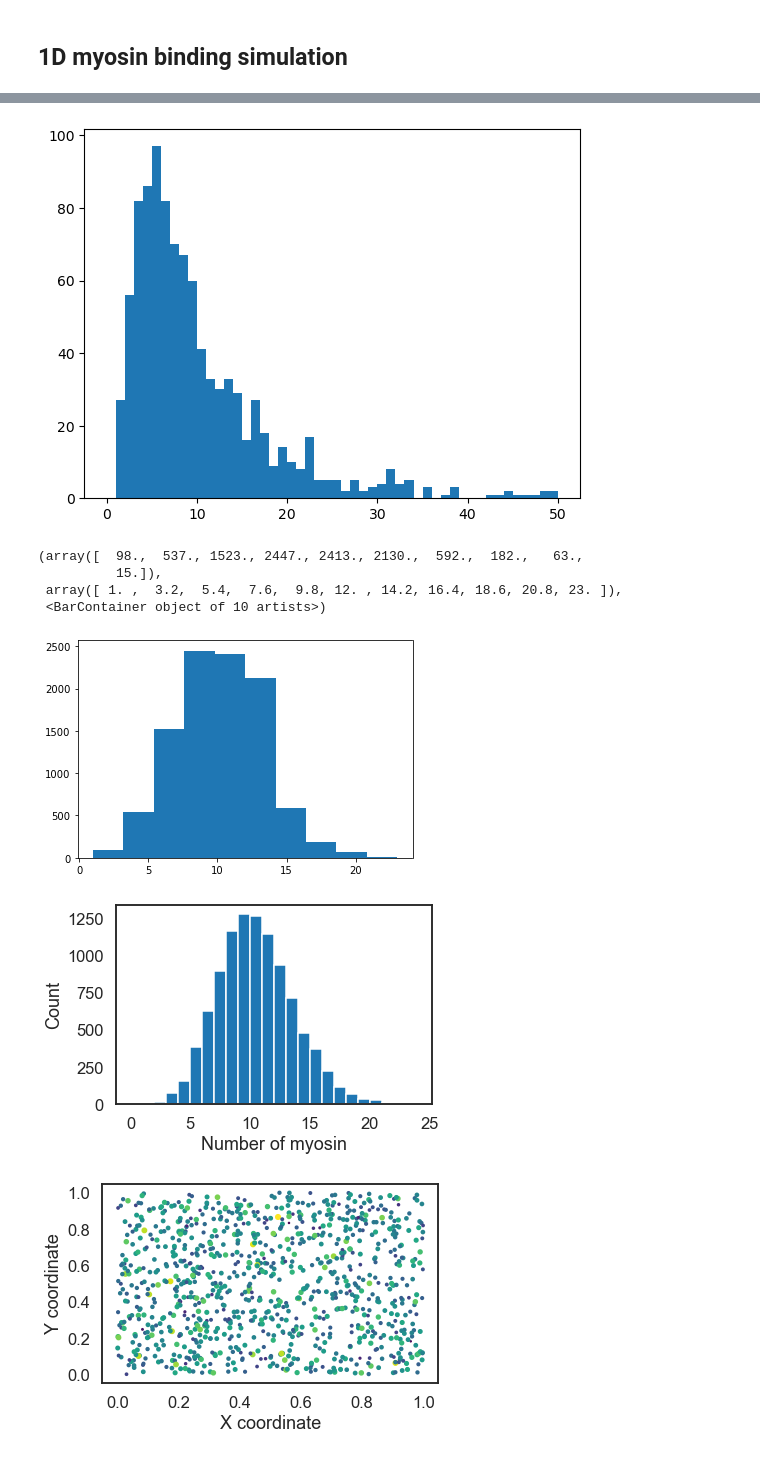
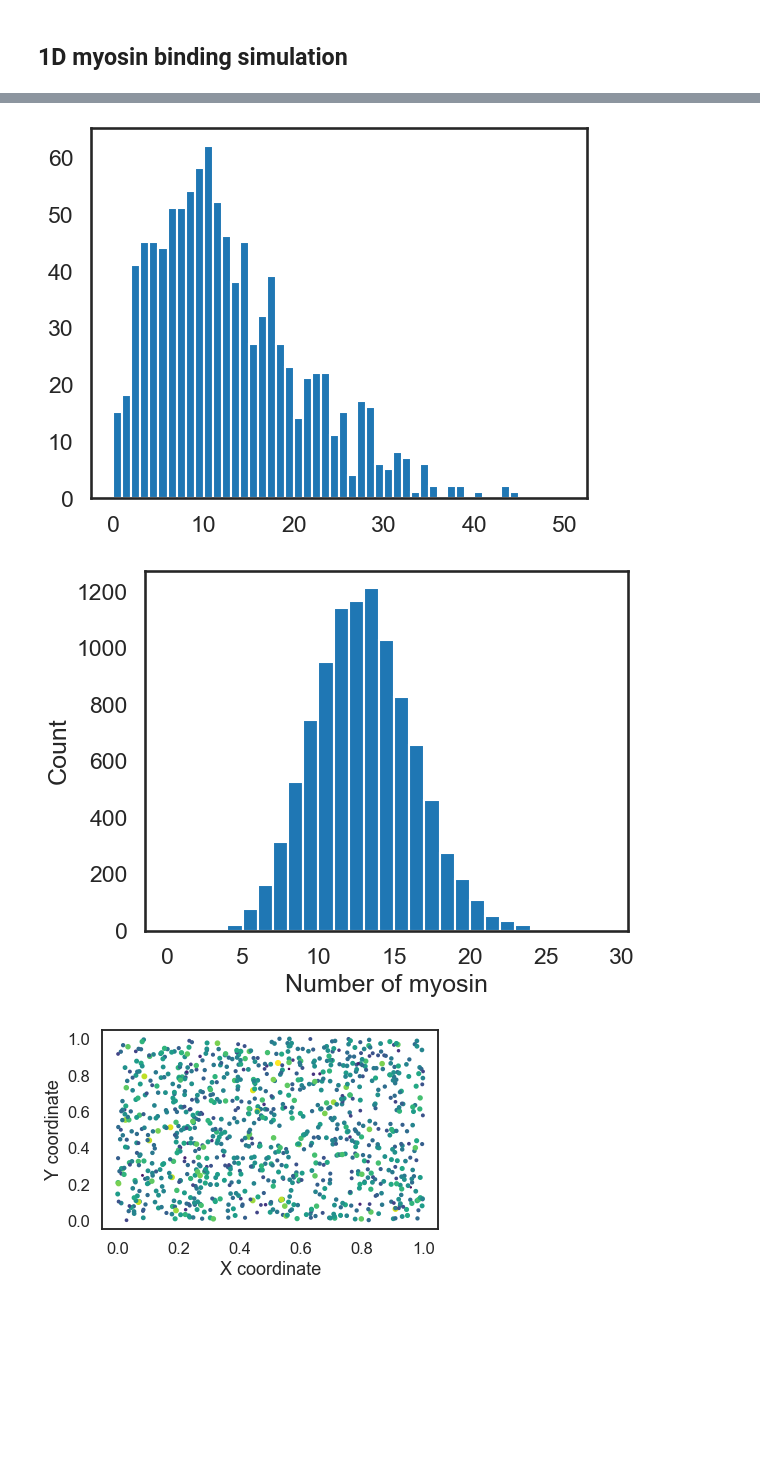
Before and after one commit to WHChou/Myosin-cluster-simulation, a Jupyter notebook: MyosinBinding_v2.ipynb, the cells around one changed output, grey strips where cells are left out. Drawn from its saved outputs; the diff is of its cells as text; code cells hidden in the pictures; blank space fills up the shorter version.

Commit message:
Rewrite myosin/actin initialization

```diff
--- a/MyosinBinding_v2.ipynb
+++ b/MyosinBinding_v2.ipynb
@@ -29,9 +29,10 @@ from scipy.spatial import Delaunay
 ## 1D myosin binding simulation
 # %%
 #def merger():
-myosinNum = np.array([3, 5, 6, 8, 10, 4])
-prob = [1, 1, 1, 1, 1, 1]
-diff = np.abs(myosinNum[1:] - myosinNum[0:-1])
-for ii in np.where(diff>5)[0]:
-    print(myosinNum[ii])
+from numpy.random import default_rng
+rng = default_rng()
+myosinNum = rng.normal(loc=3, scale=1, size = 1000).astype(int)
+#print(myosinNum)
+
+plt.hist(myosinNum)#, bins=[0,1,2,3,4,5,6])
 # %% [output]
@@ -110,47 +153,44 @@ numMyosin = 10000
 numGrid = 1000
 mu = 1
 sigma = 1
+ActinThick = GenActinThick('lognormal', numGrid, mu, sigma)
 #myoCap = 30
-actinBiasVal = 5
-myosinBiasVal = 0
-merge_thresh = 10
+actinBiasVal = 0
+myosinBiasVal = 3
+merge_thresh = 100000000
 Pmerge = 0.
-#dis_rate = 0.01
-res = runSimulation(numMyosin, numGrid, mu, sigma, actinBiasVal, myosinBiasVal, merge_thresh, Pmerge)
-plt.hist(res[res>0], bins = np.linspace(0, 50, 51))
+res = runSimulation(numMyosin, numGrid, ActinThick, actinBiasVal, myosinBiasVal, merge_thresh, Pmerge)
+plt.hist(res[res>=0], bins = np.linspace(0, 50, 51))
 plt.show()
 # %% [output]
-[figure, old version]
+[figure, new version]
 # %%
 # Simulation: no biases, random binding
-mu = 1   # Thickness of actin
+mu = 1
 sigma = 1
-myoCap = 1000   # Cap the number of myosin per site
-actinBias = 0
-myosinBias = 0
+ActinThick = GenActinThick('lognormal', numGrid, mu, sigma)
+actinBiasVal = 0
+myosinBiasVal = 0
+merge_thresh = 100000000
+Pmerge = 0.
 numMyosin = 10000
+numGrid = 1000
 numSim = 10
 
 allRes = np.zeros((numSim, numGrid))
 for ii in range(numSim):
-    res = runSimulation(numMyosin, mu, sigma, myoCap, actinBias, myosinBias)
+    res = runSimulation(numMyosin, numGrid, ActinThick, actinBiasVal, myosinBiasVal, merge_thresh, Pmerge)
     allRes[ii, :] = res
-# %% [output]
-(array([  98.,  537., 1523., 2447., 2413., 2130.,  592.,  182.,   63.,
-          15.]),
- array([ 1. ,  3.2,  5.4,  7.6,  9.8, 12. , 14.2, 16.4, 18.6, 20.8, 23. ]),
- <BarContainer object of 10 artists>)
-[figure, removed]
 # %%
 sns.set_style("white")
 sns.set_context("talk")
-plt.hist(np.reshape(allRes, (numSim*numGrid, 1)), bins = np.arange(25))
+plt.hist(np.reshape(allRes, (numSim*numGrid, 1)), bins = np.arange(30))
 plt.xlabel("Number of myosin")
 plt.ylabel("Count")
 plt.tight_layout()
-plt.savefig("myosinBinding_histogram_acBias_0_sigma_0.png", dpi = 300)
+#plt.savefig("myosinBinding_histogram_acBias_0_myoBias_0.png", dpi = 300)
 # %% [output]
-[figure, old version]
+[figure, new version]
 # %%
 sns.set_style("white")
 sns.set_context("talk")
```
Also changed, not shown: parts of 7 cells of this notebook, 1 other file.
